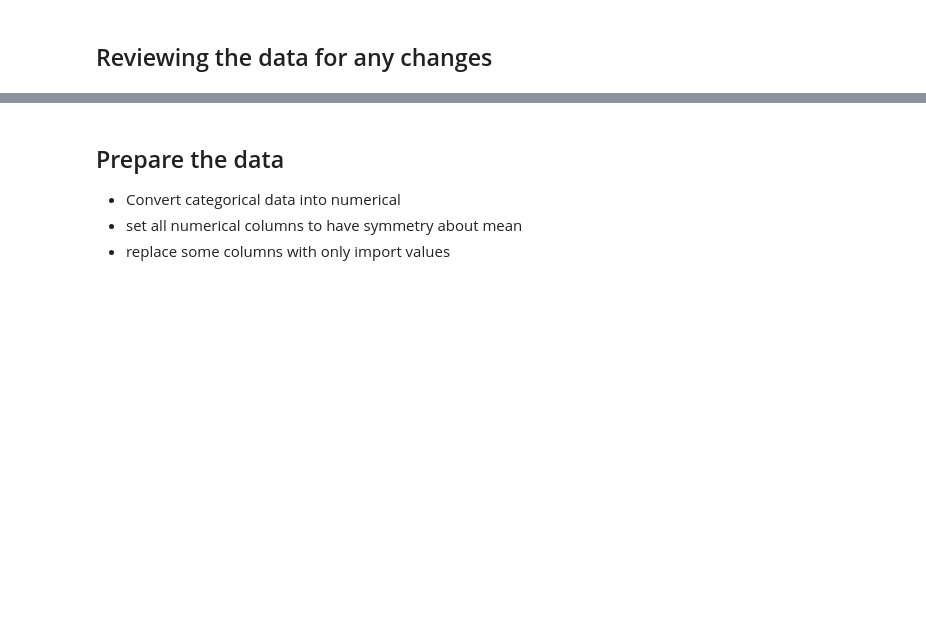
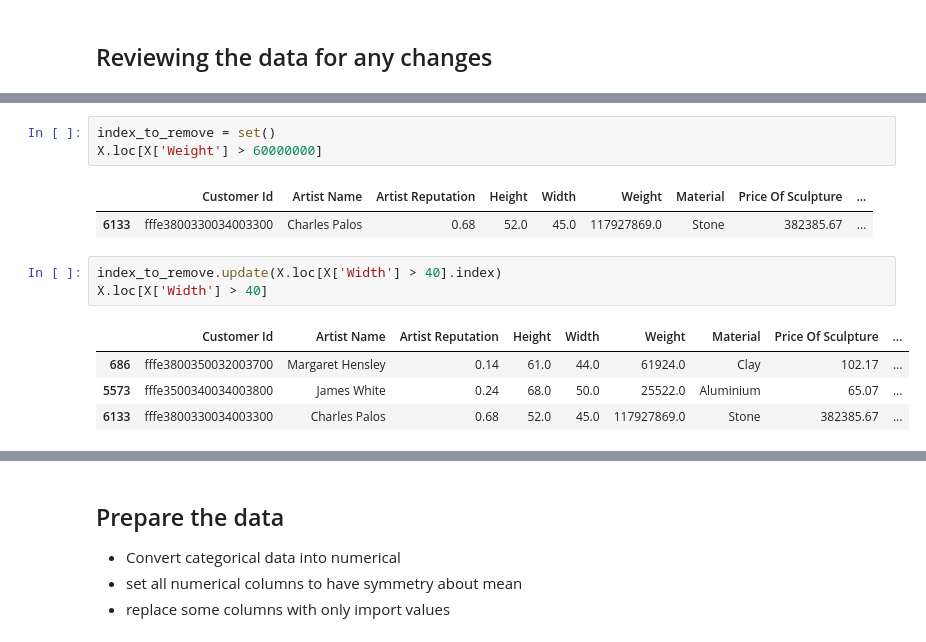
Before and after one commit to Coder-RG/ArtifactCost, a Jupyter notebook: ArtifactCost.ipynb, the cells around one changed output, grey strips where cells are left out. Cells and saved outputs as stored; diff of their text form; blank space fills up the shorter version.

```diff
--- a/ArtifactCost.ipynb
+++ b/ArtifactCost.ipynb
@@ -32,0 +97,14 @@ X_train['Customer Location'].nunique()
+# %%
+index_to_remove = set()
+X.loc[X['Weight'] > 60000000]
+# %% [output]
+|  | Customer Id | Artist Name | Artist Reputation | Height | Width | Weight | Material | Price Of Sculpture | ... |
+| 6133 | fffe3800330034003300 | Charles Palos | 0.68 | 52.0 | 45.0 | 117927869.0 | Stone | 382385.67 | ... |
+# %%
+index_to_remove.update(X.loc[X['Width'] > 40].index)
+X.loc[X['Width'] > 40]
+# %% [output]
+|  | Customer Id | Artist Name | Artist Reputation | Height | Width | Weight | Material | Price Of Sculpture | ... |
+| 686 | fffe3800350032003700 | Margaret Hensley | 0.14 | 61.0 | 44.0 | 61924.0 | Clay | 102.17 | ... |
+| 5573 | fffe3500340034003800 | James White | 0.24 | 68.0 | 50.0 | 25522.0 | Aluminium | 65.07 | ... |
+| 6133 | fffe3800330034003300 | Charles Palos | 0.68 | 52.0 | 45.0 | 117927869.0 | Stone | 382385.67 | ... |
```
Also changed, not shown: parts of 33 cells of this notebook.
